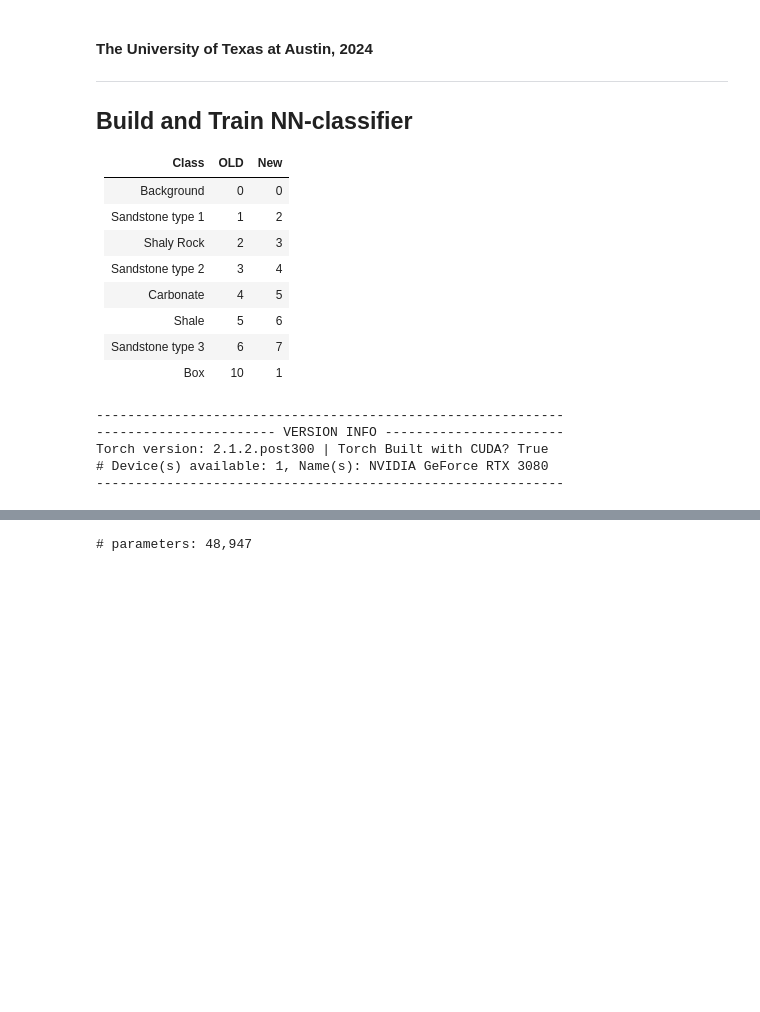
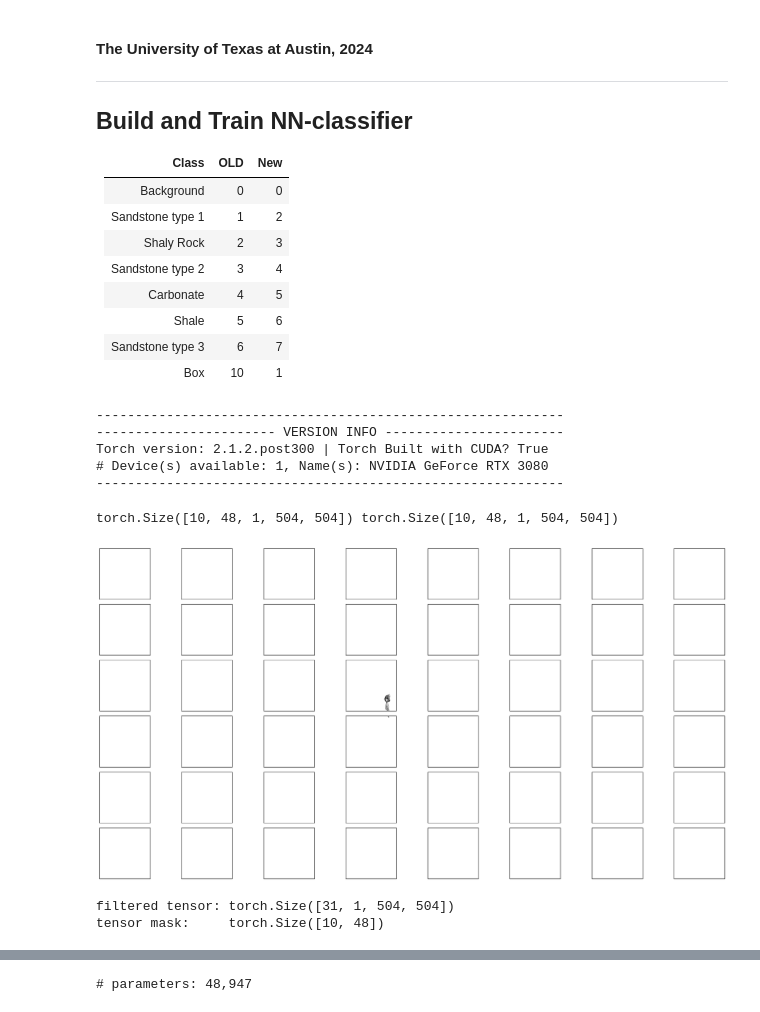
Before and after one commit to misaelmmorales/Drone-Rock-Classification, a Jupyter notebook: drone_rc_main.ipynb, the cells around one changed output, grey strips where cells are left out. Cells and saved outputs as stored; diff of their text form; code cells hidden in the pictures; blank space fills up the shorter version.

Commit message:
patch transform

```diff
--- a/drone_rc_main.ipynb
+++ b/drone_rc_main.ipynb
@@ -106,7 +107,9 @@ class CustomDataset(Dataset):
         input_npy_path  = os.path.join(self.input_dir, self.input_filenames[idx])
         output_npy_path = os.path.join(self.output_dir, self.output_filenames[idx])
 
-        input_img  = torch.tensor(np.load(input_npy_path)/255).unsqueeze(0).nan_to_num(0).type(torch.float32)
+        x = np.load(input_npy_path)/255
+        input_img = torch.tensor(x).unsqueeze(0).nan_to_num(0).type(torch.float32)
+
         #output_img = np.vectorize(self.remap_dict.get)(np.load(output_npy_path))
         output_img = np.load(output_npy_path)
         output_img = torch.tensor(output_img).unsqueeze(0).nan_to_num(0).type(torch.int32)
@@ -115,14 +118,42 @@ class CustomDataset(Dataset):
             input_img, output_img = self.transform(input_img), self.transform(output_img)
 
         return input_img.to(device), output_img.to(device)
+# %%
+class PatchTransform:
+    def __init__(self, patch_w:int=6, patch_h:int=8):
+        self.patch_w = patch_w
+        self.patch_h = patch_h
+
+    def __call__(self, img):
+        sw = img.shape[-2] // self.patch_w
+        sh = img.shape[-1] // self.patch_h
+        patches = img.unfold(-2, sw, sw).unfold(-2, sh, sh).reshape(-1, 1, sw, sh)
+        return patches
 # %%
-dataset = CustomDataset(input_dir='data/x_images', output_dir='data/y_images', transform=None)
+patch_transform = PatchTransform(patch_w=6, patch_h=8)
+dataset = CustomDataset(input_dir='data/x_images', output_dir='data/y_images', transform=patch_transform)
 
 train_percent    = 0.8
 x_train, x_test  = random_split(dataset, [int(train_percent*len(dataset)), len(dataset)-int(train_percent*len(dataset))])
 x_train, x_valid = random_split(x_train, [int(train_percent*len(x_train)), len(x_train)-int(train_percent*len(x_train))])
 
-batch_size = 16
+batch_size = 10
 train_loader = DataLoader(x_train, batch_size=batch_size, shuffle=True)
 valid_loader = DataLoader(x_valid, batch_size=batch_size, shuffle=True)
 test_loader  = DataLoader(x_test,  batch_size=batch_size, shuffle=True)
+# %%
+for i, (x, y) in enumerate(train_loader):
+    print(x.shape, y.shape)
+    break
+# %% [output]
+torch.Size([10, 48, 1, 504, 504]) torch.Size([10, 48, 1, 504, 504])
+# %%
+plt.figure(figsize=(20,10))
+for i in range(48):
+    plt.subplot(6, 8, i+1)
+    plt.imshow(x[0,i].cpu().numpy().squeeze(), cmap='binary')
+    plt.xticks([]); plt.yticks([])
+plt.tight_layout()
+plt.show()
+# %% [output]
+[figure, added]
@@ -128,0 +165,7 @@ test_loader  = DataLoader(x_test,  batch_size=batch_size, shuffle=True)
+# %%
+xf, mask = filter_zero_patches(x)
+print('filtered tensor: {}'.format(xf.shape))
+print('tensor mask:     {}'.format(mask.shape))
+# %% [output]
+filtered tensor: torch.Size([31, 1, 504, 504])
+tensor mask:     torch.Size([10, 48])
```
Also changed, not shown: parts of 4 cells of this notebook.
